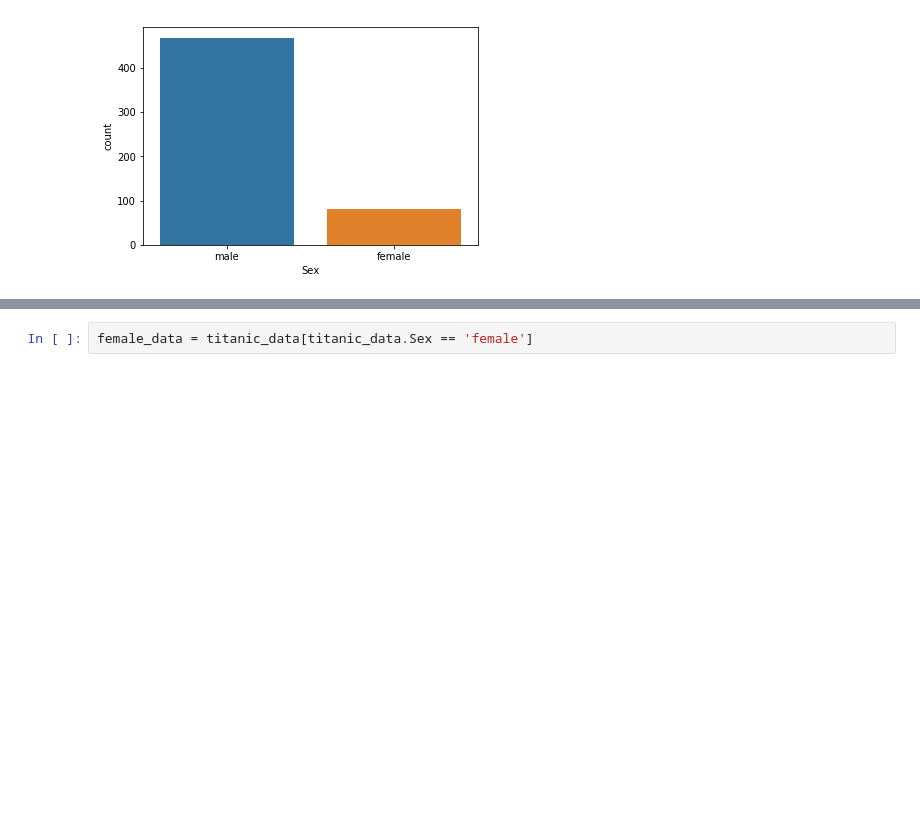
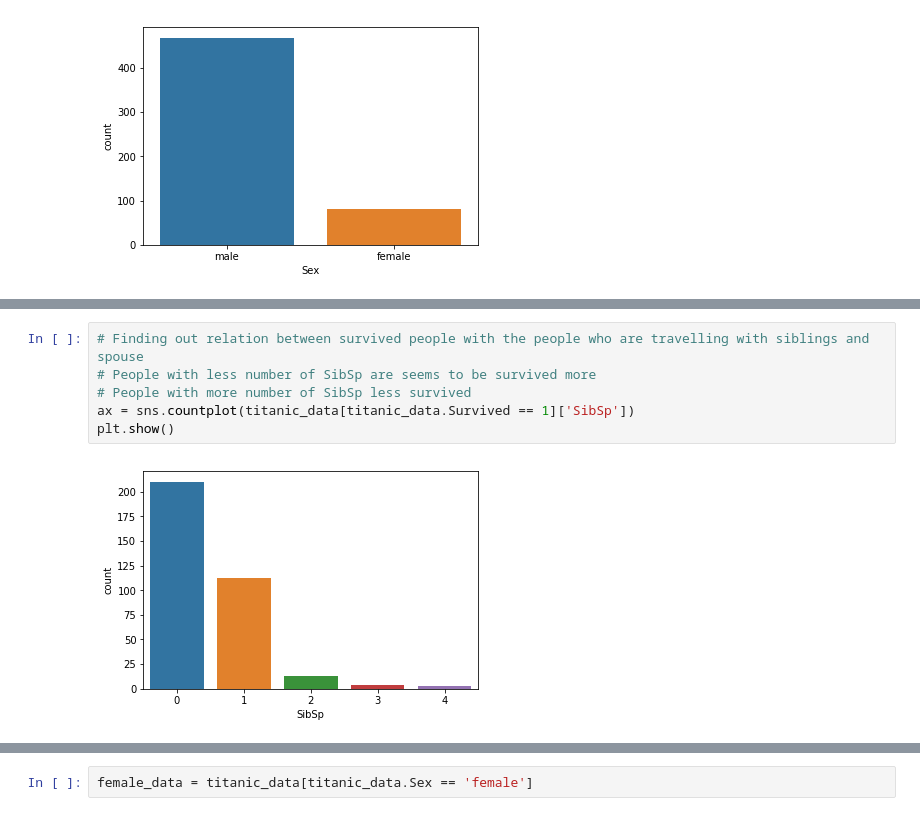
Before and after one commit to rushi0109/Titanic, a Jupyter notebook: Titanic.ipynb, the cells around one changed output, grey strips where cells are left out. Drawn from its saved outputs; the diff is of its cells as text; blank space fills up the shorter version.

```diff
--- a/Titanic.ipynb
+++ b/Titanic.ipynb
@@ -39,0 +55,8 @@ plt.show()
+# %%
+# Finding out relation between survived people with the people who are travelling with siblings and spouse
+# People with less number of SibSp are seems to be survived more
+# People with more number of SibSp less survived
+ax = sns.countplot(titanic_data[titanic_data.Survived == 1]['SibSp'])
+plt.show()
+# %% [output]
+[figure, added]
```
Also changed, not shown: parts of 8 cells of this notebook.
